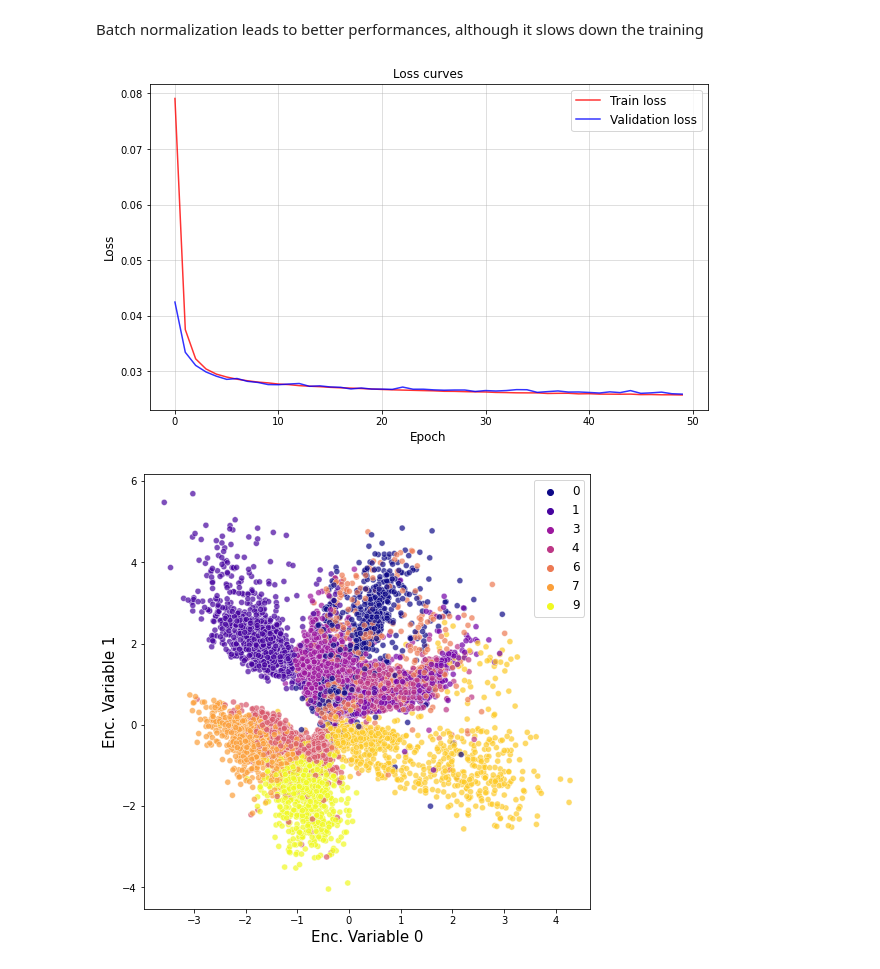
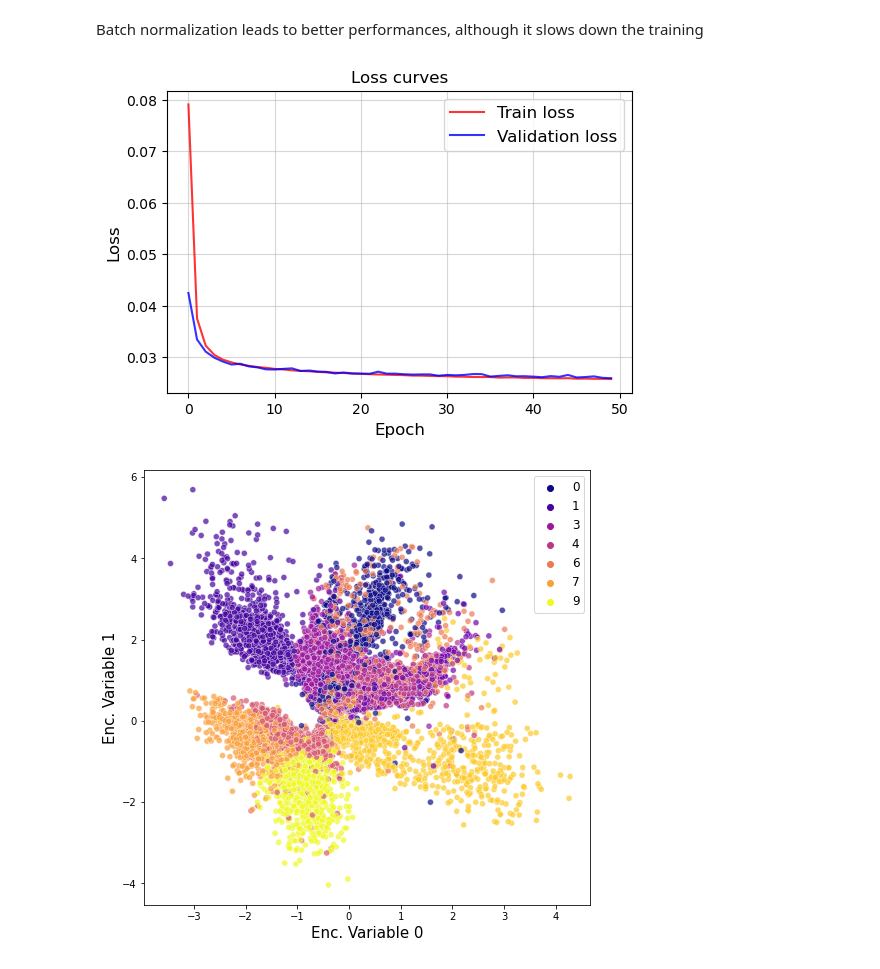
Before and after one commit to rossetl/NNDL, a Jupyter notebook: Homework2/Autoencoder-Rosset_Lorenzo.ipynb, the cells around one changed output. Cells and saved outputs as stored; diff of their text form; code cells hidden in the pictures.

```diff
--- a/Homework2/Autoencoder-Rosset_Lorenzo.ipynb
+++ b/Homework2/Autoencoder-Rosset_Lorenzo.ipynb
@@ -240,17 +238,17 @@ results0_df = pd.read_csv('parameters/results0.csv')
 train_log = results0_df['loss_curve']
 val_log = results0_df['val_curve']
 # %%
-plt.figure(figsize=(10,6))
+plt.figure(dpi=100)
 plt.plot(train_log, c='red', label='Train loss', alpha=0.8)
 plt.plot(val_log, c='blue', label='Validation loss', alpha=0.8)
 plt.xlabel('Epoch', size=12)
 plt.ylabel('Loss', size=12)
 plt.legend(fontsize='12')
 plt.title('Loss curves', size=12)
 plt.grid(alpha=0.5)
 #plt.yscale('log')
 # %% [output]
-[figure, old version]
+[figure, new version]
 # %%
 ### Get the encoded representation of the test samples
 encoded_samples = []
```
Also changed, not shown: parts of 20 cells of this notebook, 11 other files.
